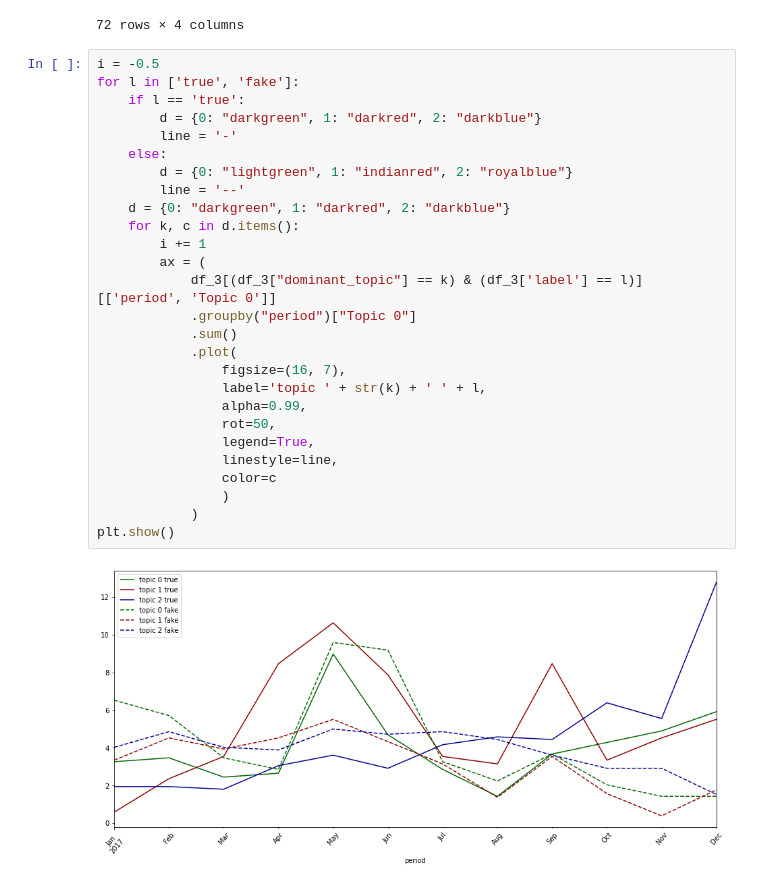
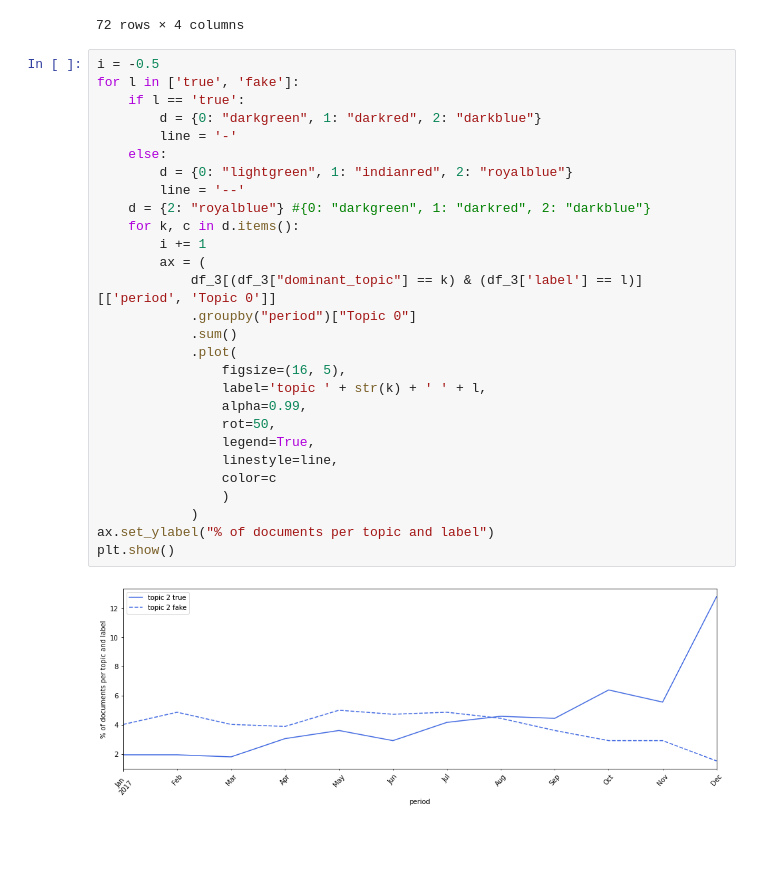
Before and after one commit to wainejr/CSB51, a Jupyter notebook: 04 - Pesquisa/LDA.ipynb, the cells around one changed output. Saved outputs shown, nothing was run; the diff lists cells and outputs as text; blank space fills up the shorter version.

Commit message:
finilazing some plots

```diff
--- a/04 - Pesquisa/LDA.ipynb
+++ b/04 - Pesquisa/LDA.ipynb
@@ -638,32 +640,33 @@ Name: label, dtype: int64
 # %%
 i = -0.5
 for l in ['true', 'fake']:
     if l == 'true':
         d = {0: "darkgreen", 1: "darkred", 2: "darkblue"}
         line = '-'
     else:
         d = {0: "lightgreen", 1: "indianred", 2: "royalblue"}
         line = '--'
-    d = {0: "darkgreen", 1: "darkred", 2: "darkblue"}
+    d = {2: "royalblue"} #{0: "darkgreen", 1: "darkred", 2: "darkblue"}
     for k, c in d.items():
         i += 1
         ax = (
             df_3[(df_3["dominant_topic"] == k) & (df_3['label'] == l)][['period', 'Topic 0']]
             .groupby("period")["Topic 0"]
             .sum()
             .plot(
-                figsize=(16, 7),
+                figsize=(16, 5),
                 label='topic ' + str(k) + ' ' + l,
                 alpha=0.99,
                 rot=50,
                 legend=True,
                 linestyle=line,
                 color=c
                 )
             )
+ax.set_ylabel("% of documents per topic and label")
 plt.show()
 # %% [output]
-[figure, old version]
+[figure, new version]
 # %%
 df_document_topic["date"] = pd.to_datetime(df["date"], format="%Y-%m-%d", errors="coerce")
 df_document_topic["period"] = df_document_topic["date"].dt.to_period("m")
```
Also changed, not shown: parts of 7 cells of this notebook, 1 other file.
